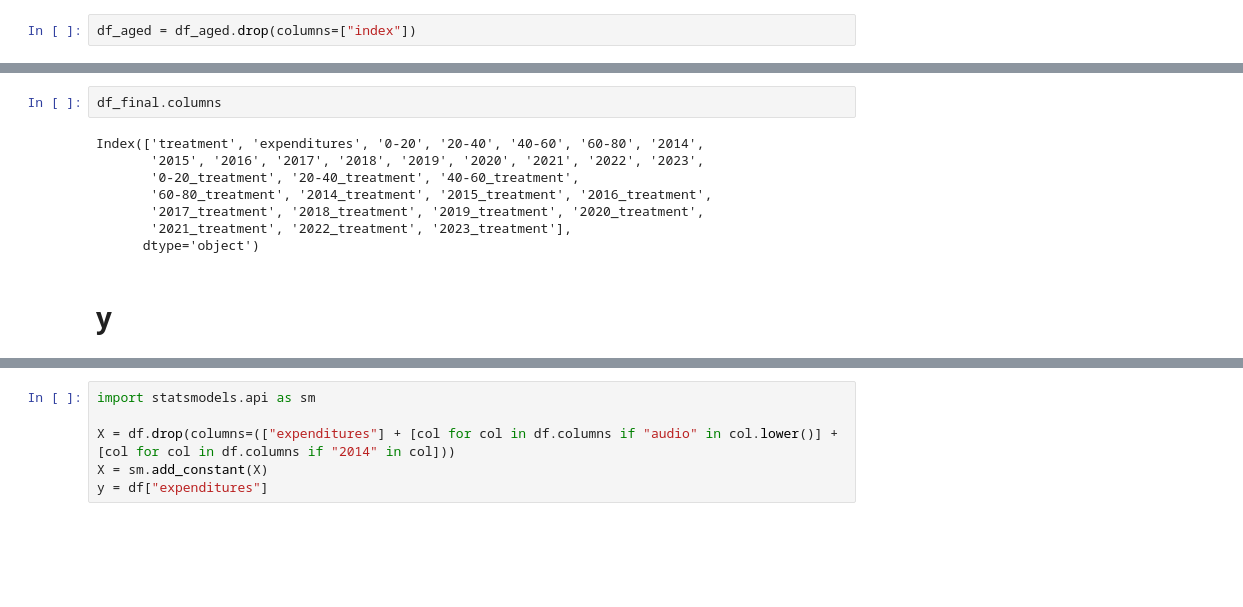
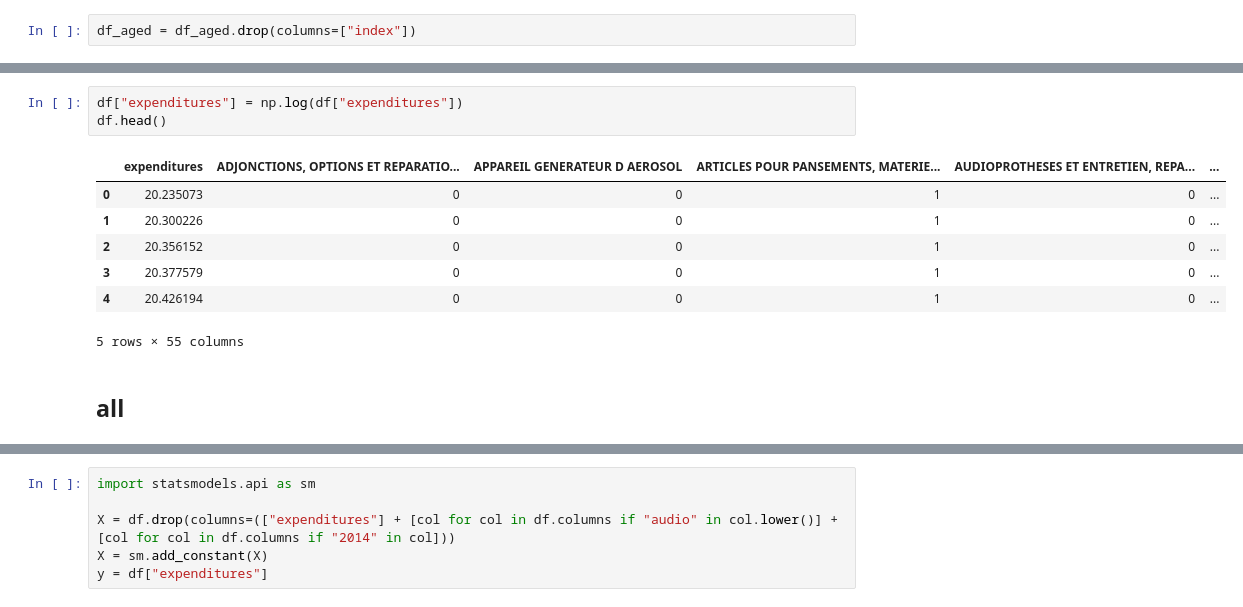
Before and after one commit to bparent11/analysingEffectOfHealthPlanInFrance, a Jupyter notebook: code/regression.ipynb, the cells around one changed output, grey strips where cells are left out. Cells and saved outputs as stored; diff of their text form; blank space fills up the shorter version.

```diff
--- a/code/regression.ipynb
+++ b/code/regression.ipynb
@@ -614,12 +531,13 @@ for col in df_final.columns:
-# %%
-df_final.columns
-# %% [output]
-Index(['treatment', 'expenditures', '0-20', '20-40', '40-60', '60-80', '2014',
-       '2015', '2016', '2017', '2018', '2019', '2020', '2021', '2022', '2023',
-       '0-20_treatment', '20-40_treatment', '40-60_treatment',
-       '60-80_treatment', '2014_treatment', '2015_treatment', '2016_treatment',
-       '2017_treatment', '2018_treatment', '2019_treatment', '2020_treatment',
-       '2021_treatment', '2022_treatment', '2023_treatment'],
-      dtype='object')
+# %%
+df["expenditures"] = np.log(df["expenditures"])
+df.head()
+# %% [output]
+|  | expenditures | ADJONCTIONS, OPTIONS ET REPARATIO... | APPAREIL GENERATEUR D AEROSOL | ARTICLES POUR PANSEMENTS, MATERIE... | AUDIOPROTHESES ET ENTRETIEN, REPA... | ... |
+| 0 | 20.235073 | 0 | 0 | 1 | 0 | ... |
+| 1 | 20.300226 | 0 | 0 | 1 | 0 | ... |
+| 2 | 20.356152 | 0 | 0 | 1 | 0 | ... |
+| 3 | 20.377579 | 0 | 0 | 1 | 0 | ... |
+| 4 | 20.426194 | 0 | 0 | 1 | 0 | ... |
+5 rows × 55 columns
 # %% [markdown]
-# y
+## all
```
Also changed, not shown: parts of 29 cells of this notebook.
